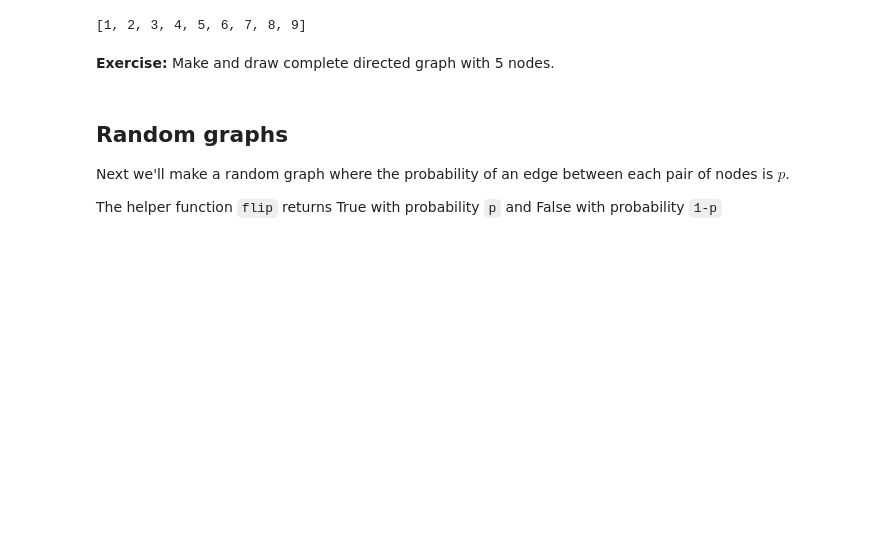
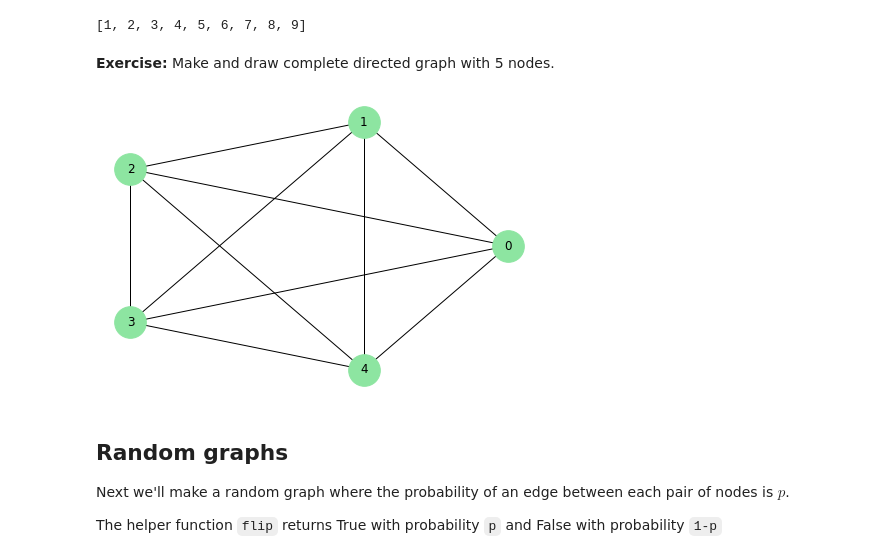
Before and after one commit to paul-reiners/ThinkComplexity2, a Jupyter notebook: notebooks/chap02.ipynb, the cells around one changed output. Drawn from its saved outputs; the diff is of its cells as text; code cells hidden in the pictures; blank space fills up the shorter version.

```diff
--- a/notebooks/chap02.ipynb
+++ b/notebooks/chap02.ipynb
@@ -204,3 +202,11 @@ complete = make_complete_graph(10)
+# %%
+complete = make_complete_graph(5)
+nx.draw_circular(complete,
+                 node_color='C2',
+                 node_size=1000,
+                 with_labels=True)
+# %% [output]
+[figure, added]
 # %% [markdown]
 ## Random graphs
 
```
Also changed, not shown: parts of 23 cells of this notebook.
